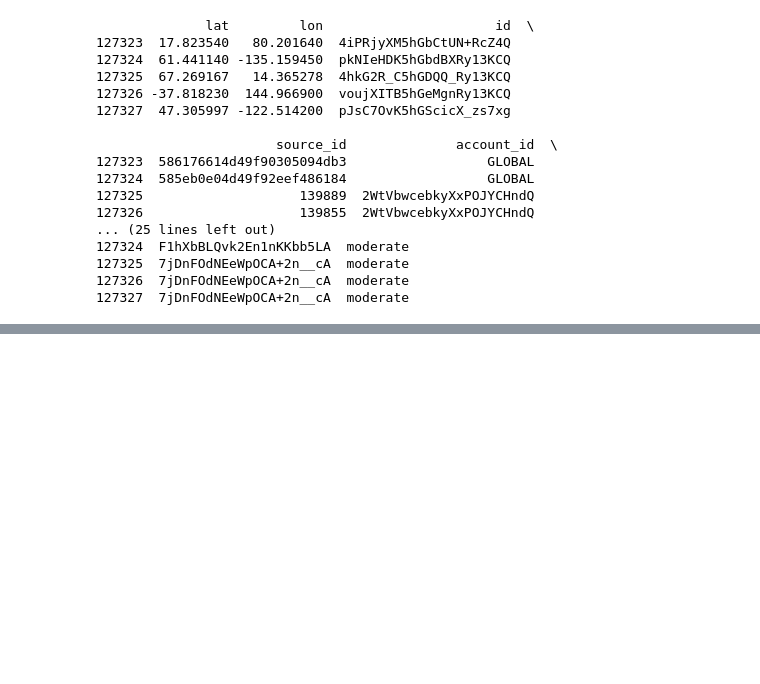
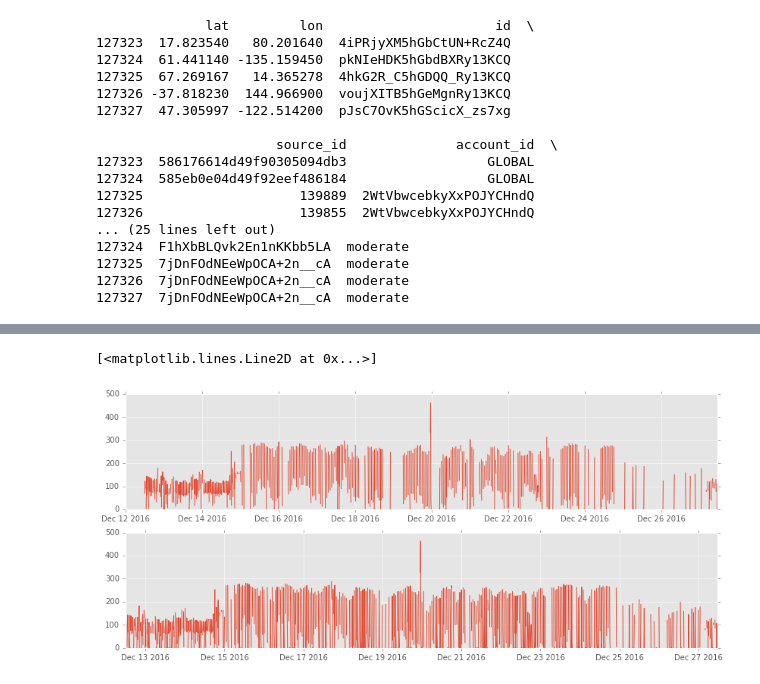
Before and after one commit to brendan-dorsey/stabilitas-thresholds, a Jupyter notebook: initial_eda.ipynb, the cells around one changed output, grey strips where cells are left out. Drawn from its saved outputs; the diff is of its cells as text; code cells hidden in the pictures; blank space fills up the shorter version.

```diff
--- a/initial_eda.ipynb
+++ b/initial_eda.ipynb
@@ -122,0 +135,7 @@ plt.plot(ten_mins)
+# %%
+fig, axes = plt.subplots(2, figsize=(14,6))
+axes[0].plot(ten_mins)
+axes[1].plot(c_ten_mins)
+# %% [output]
+[<matplotlib.lines.Line2D at 0x...>]
+[figure, added]
```
Also changed, not shown: parts of 12 cells of this notebook.
